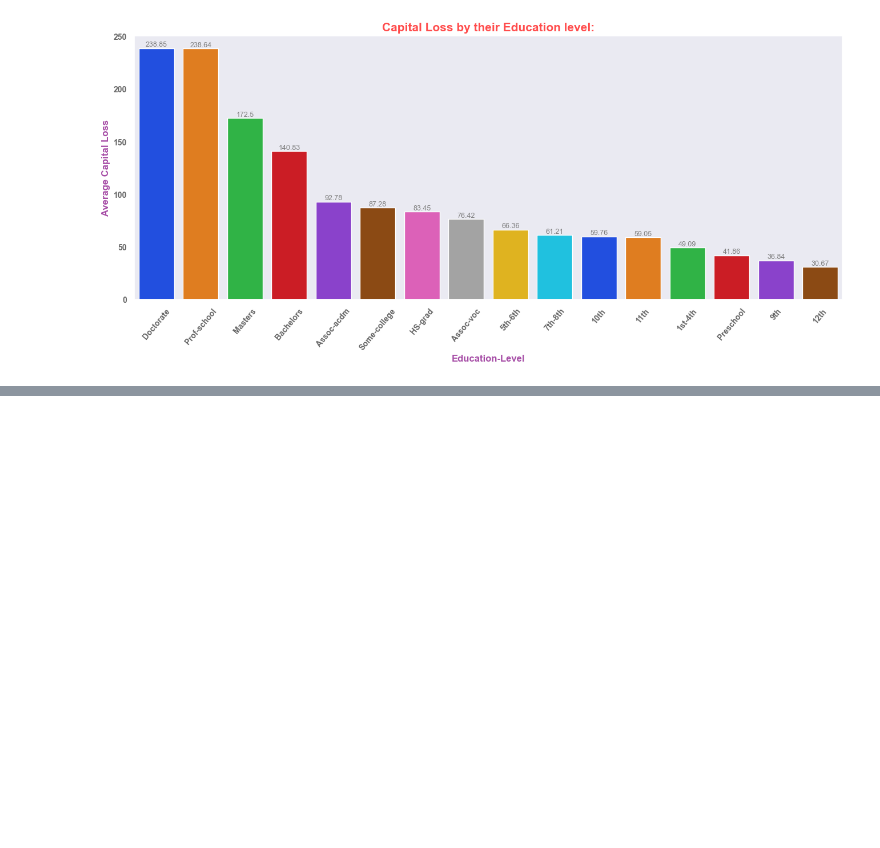
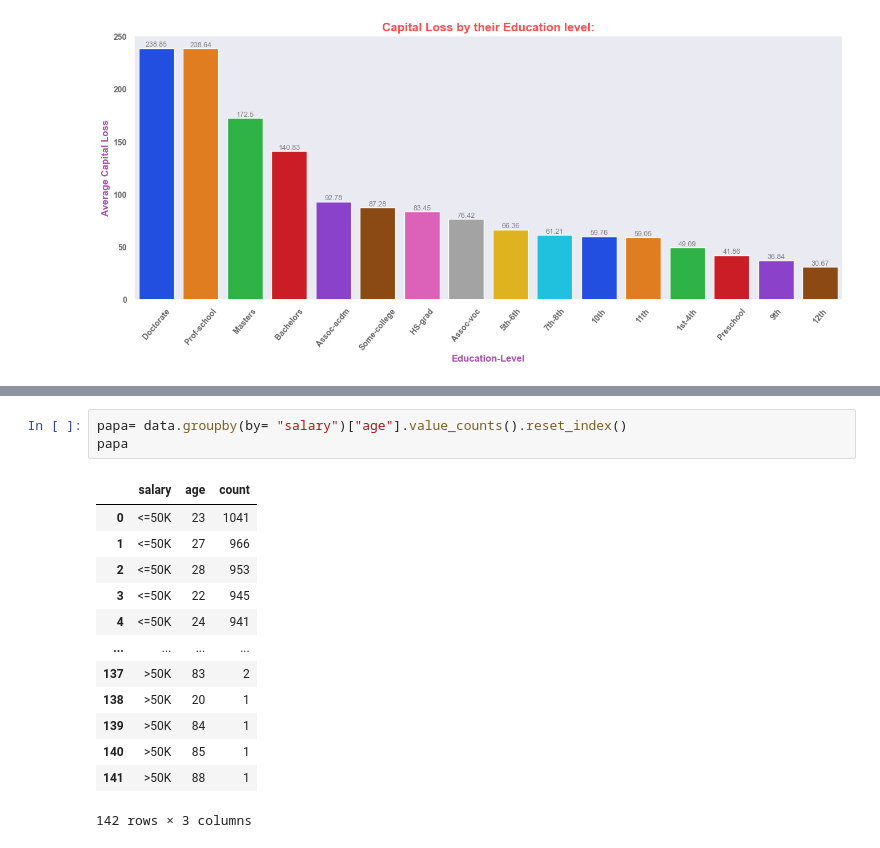
Before and after one commit to rajesh-coventry/Projects, a Jupyter notebook: 02_Data_Visuallization/04_Adults_Income_Analysis/Analysis-8_Aggregation_Analysis_and_Trends.ipynb, the cells around one changed output, grey strips where cells are left out. Drawn from its saved outputs; the diff is of its cells as text; blank space fills up the shorter version.

```diff
--- a/02_Data_Visuallization/04_Adults_Income_Analysis/Analysis-8_Aggregation_Analysis_and_Trends.ipynb
+++ b/02_Data_Visuallization/04_Adults_Income_Analysis/Analysis-8_Aggregation_Analysis_and_Trends.ipynb
@@ -475,0 +498,17 @@ plt.show()
+# %%
+papa= data.groupby(by= "salary")["age"].value_counts().reset_index()
+papa
+# %% [output]
+|  | salary | age | count |
+| 0 | <=50K | 23 | 1041 |
+| 1 | <=50K | 27 | 966 |
+| 2 | <=50K | 28 | 953 |
+| 3 | <=50K | 22 | 945 |
+| 4 | <=50K | 24 | 941 |
+| ... | ... | ... | ... |
+| 137 | >50K | 83 | 2 |
+| 138 | >50K | 20 | 1 |
+| 139 | >50K | 84 | 1 |
+| 140 | >50K | 85 | 1 |
+| 141 | >50K | 88 | 1 |
+142 rows × 3 columns
```
Also changed, not shown: parts of 12 cells of this notebook.
